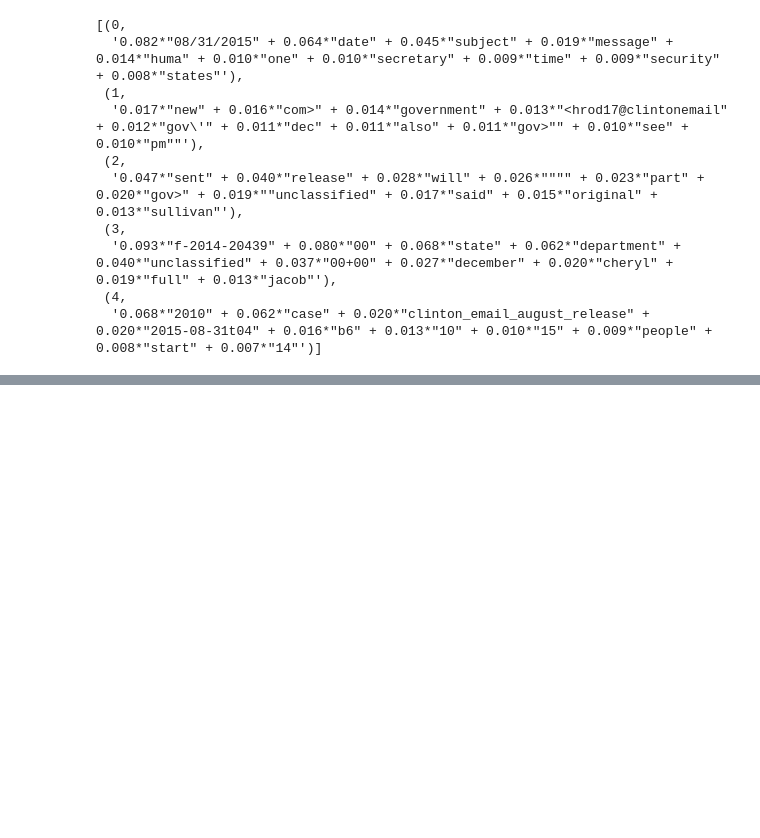
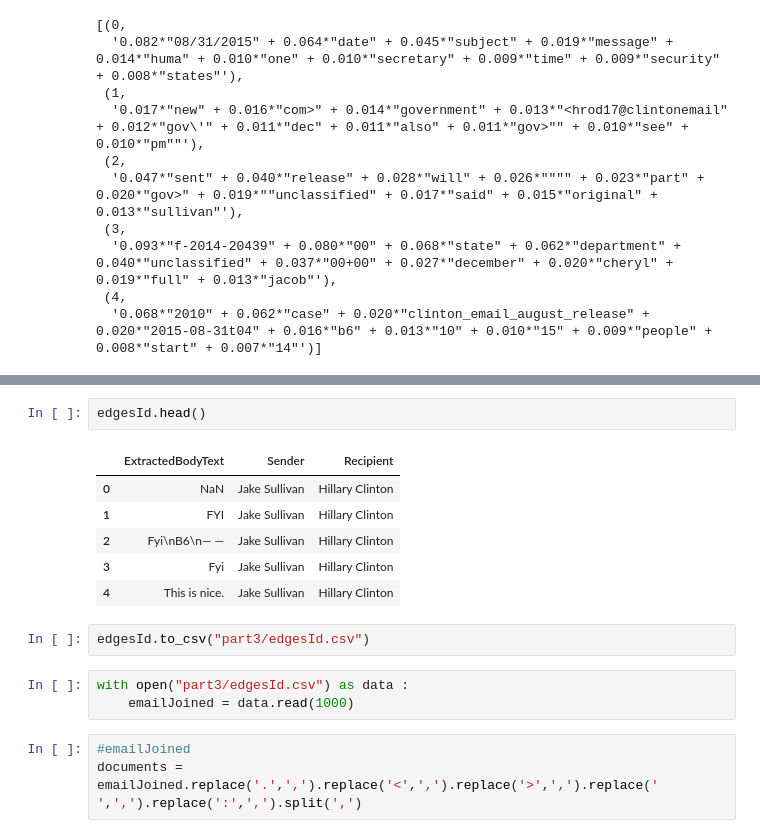
Before and after one commit to nathanquinteiro/ADA-Homework, a Jupyter notebook: 05 - Taming Text/gensim.ipynb, the cells around one changed output, grey strips where cells are left out. Cells and saved outputs as stored; diff of their text form; blank space fills up the shorter version.

```diff
--- a/05 - Taming Text/gensim.ipynb
+++ b/05 - Taming Text/gensim.ipynb
@@ -123,0 +172,17 @@ model.print_topics(30)
+# %%
+edgesId.head()
+# %% [output]
+|  | ExtractedBodyText | Sender | Recipient |
+| 0 | NaN | Jake Sullivan | Hillary Clinton |
+| 1 | FYI | Jake Sullivan | Hillary Clinton |
+| 2 | Fyi\nB6\n— — | Jake Sullivan | Hillary Clinton |
+| 3 | Fyi | Jake Sullivan | Hillary Clinton |
+| 4 | This is nice. | Jake Sullivan | Hillary Clinton |
+# %%
+edgesId.to_csv("part3/edgesId.csv")
+# %%
+with open("part3/edgesId.csv") as data :
+    emailJoined = data.read(1000)
+# %%
+#emailJoined
+documents = emailJoined.replace('.',',').replace('<',',').replace('>',',').replace(' ',',').replace(':',',').split(',')
```
Also changed, not shown: parts of 20 cells of this notebook, 3 other files.
